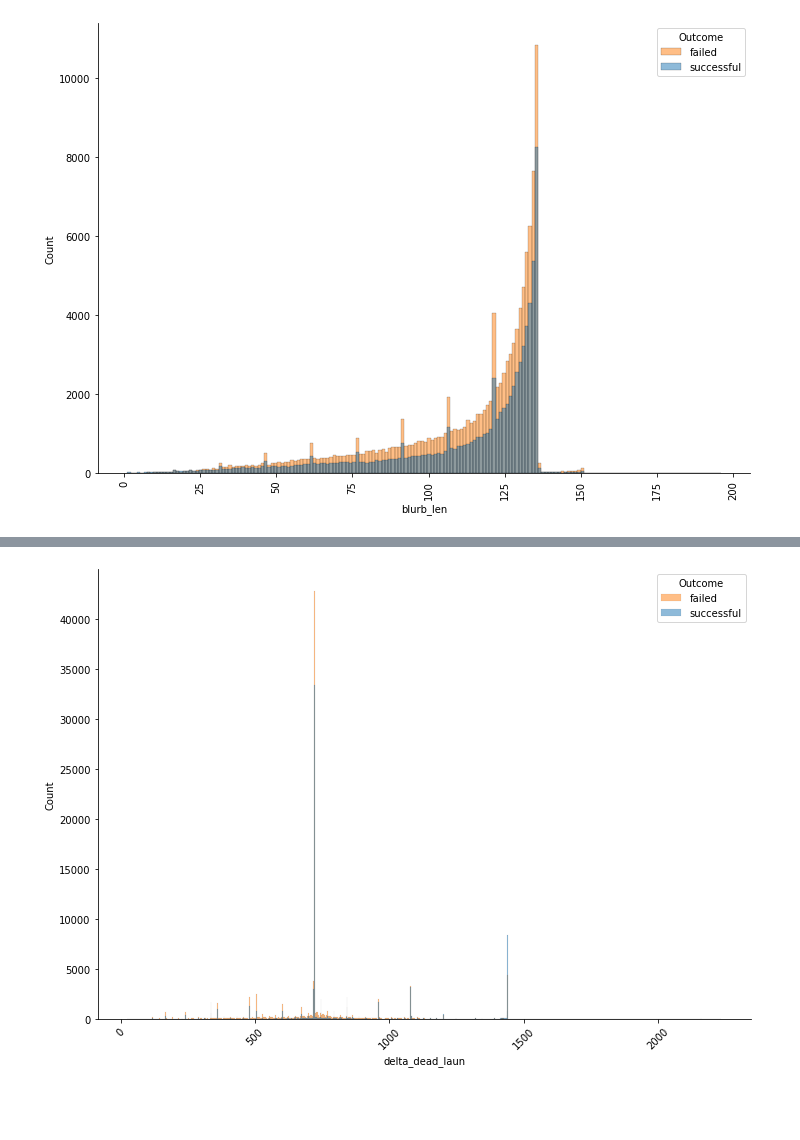
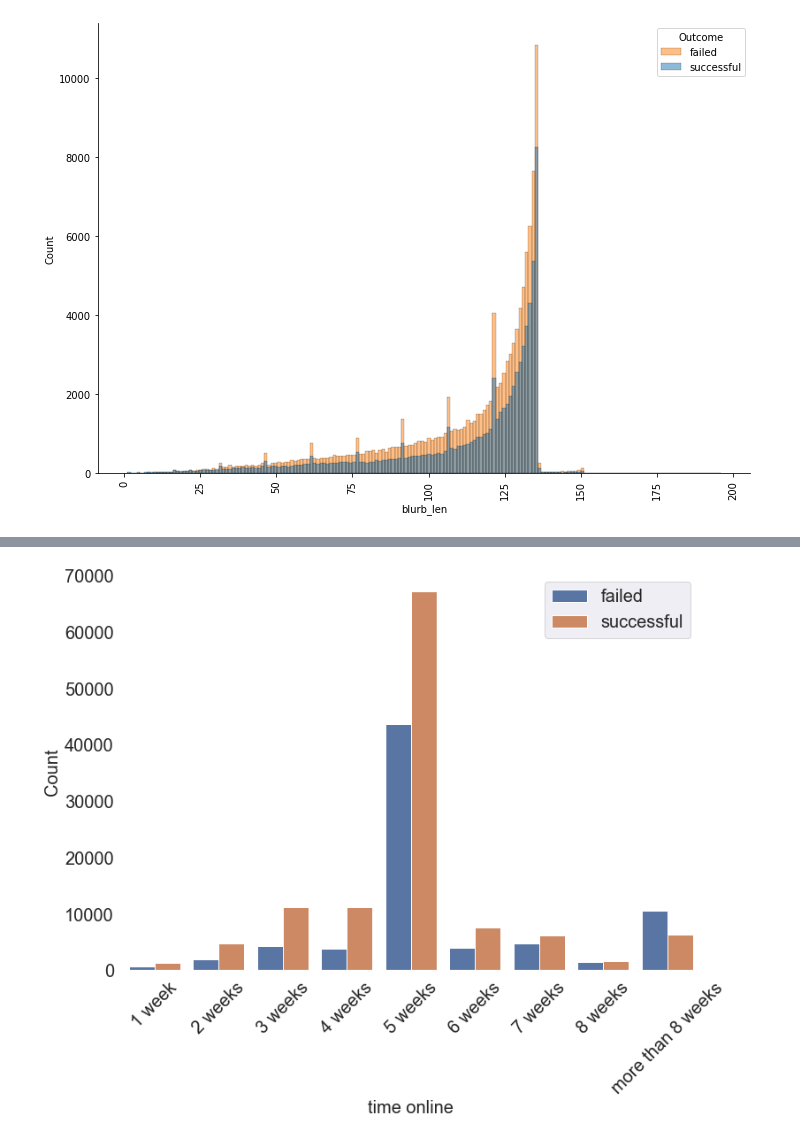
Before and after one commit to laurantirkh/kickstarter-ml, a Jupyter notebook: eda_plots.ipynb, the cells around one changed output, grey strips where cells are left out. Drawn from its saved outputs; the diff is of its cells as text; code cells hidden in the pictures; blank space fills up the shorter version.

```diff
--- a/eda_plots.ipynb
+++ b/eda_plots.ipynb
@@ -166,0 +263,24 @@ sns.despine()
+# %%
+# bin time online
+
+# create a list of our conditions
+conditions = [
+    (df['delta_dead_laun'] <= 168),
+    (df['delta_dead_laun'] > 168) & (df['delta_dead_laun'] <= 336),
+    (df['delta_dead_laun'] > 336) & (df['delta_dead_laun'] <= 504),
+    (df['delta_dead_laun'] > 504) & (df['delta_dead_laun'] <= 672),
+    (df['delta_dead_laun'] > 672) & (df['delta_dead_laun'] <= 840),
+    (df['delta_dead_laun'] > 840) & (df['delta_dead_laun'] <= 1008),
+    (df['delta_dead_laun'] > 1008) & (df['delta_dead_laun'] <= 1176),
+    (df['delta_dead_laun'] > 1176) & (df['delta_dead_laun'] <= 1344),
+    (df['delta_dead_laun'] > 1344)
+    ]
+
+# create a list of the values we want to assign for each condition
+values = ['1 week', '2 weeks', '3 weeks', '4 weeks', '5 weeks', '6 weeks', '7 weeks', '8 weeks', 'more than 8 weeks']
+
+# create a new column and use np.select to assign values to it using our lists as arguments
+df['time_online'] = np.select(conditions, values)
+
+# display updated DataFrame
+df.head()
@@ -167,9 +294,14 @@ sns.despine()
 # %%
 fig, ax = plt.subplots()
-sns.histplot(x='delta_dead_laun', data=df, hue='state')
+sns.countplot(x='time_online', hue='state', data=df, order=['1 week', '2 weeks', '3 weeks', '4 weeks', '5 weeks', '6 weeks', '7 weeks', '8 weeks', 'more than 8 weeks'])
 ax.tick_params(axis='x', rotation=45)
-plt.legend(title='Outcome', loc='upper right', labels=['failed', 'successful'])
+plt.legend(loc='upper right', labels=['failed', 'successful'], fontsize=20)
+plt.xlabel("time online", fontsize = 20)
+plt.ylabel("Count", fontsize = 20)
+ax.set_facecolor('white')
+plt.yticks(fontsize=20)
+plt.xticks(fontsize=20)
 fig.set_size_inches(11.7, 8.27)
 sns.despine()
 # %% [output]
-[figure, old version]
+[figure, new version]
```
Also changed, not shown: parts of 10 cells of this notebook.
